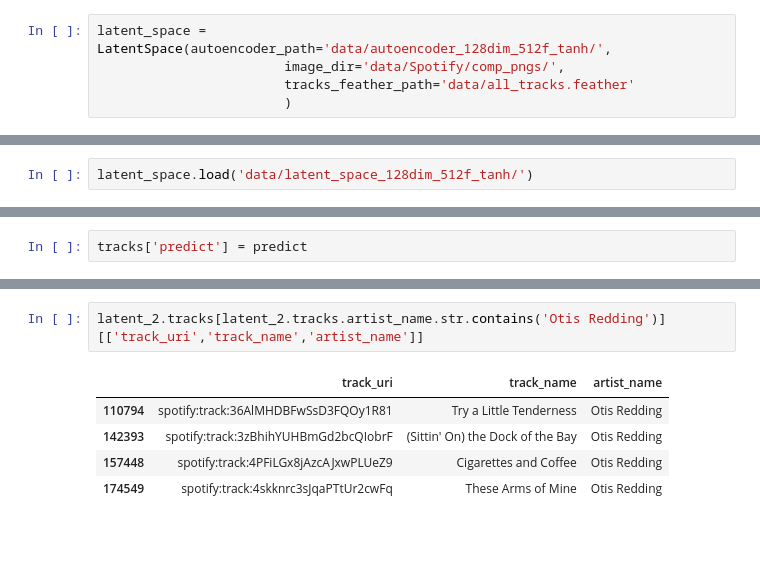
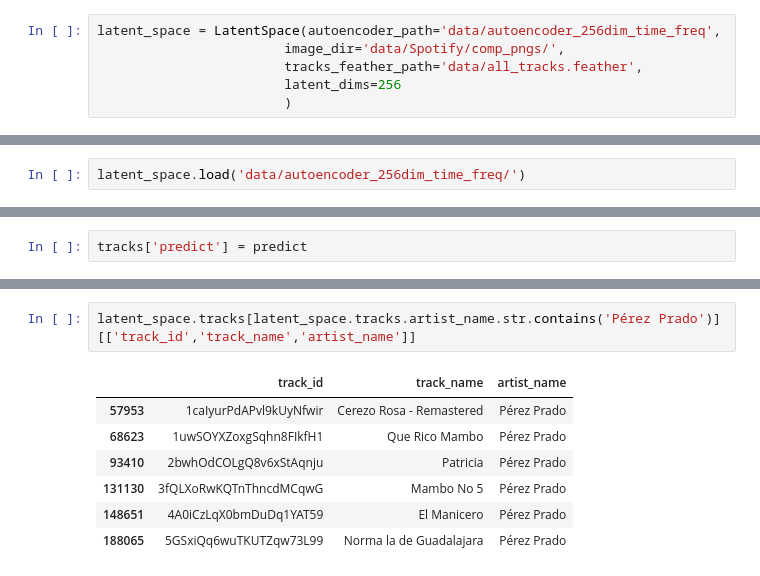
Before and after one commit to rollingstorms/Sound-Content-Music-Recommendation-System, a Jupyter notebook: Latent Eda.ipynb, the cells around one changed output, grey strips where cells are left out. Saved outputs shown, nothing was run; the diff lists cells and outputs as text; blank space fills up the shorter version.

```diff
--- a/Latent Eda.ipynb
+++ b/Latent Eda.ipynb
@@ -10,9 +11,10 @@ from sklearn.cluster import KMeans
 # %%
-latent_space = LatentSpace(autoencoder_path='data/autoencoder_128dim_512f_tanh/',
+latent_space = LatentSpace(autoencoder_path='data/autoencoder_256dim_time_freq',
                         image_dir='data/Spotify/comp_pngs/',
-                        tracks_feather_path='data/all_tracks.feather'
+                        tracks_feather_path='data/all_tracks.feather',
+                        latent_dims=256
                         )
 # %% [output]
 Found 278326 files for Generator set
 # %%
-latent_space.load('data/latent_space_128dim_512f_tanh/')
+latent_space.load('data/autoencoder_256dim_time_freq/')
@@ -222,9 +191,11 @@ Latent Space Built.
 # %%
-latent_2.tracks[latent_2.tracks.artist_name.str.contains('Otis Redding')][['track_uri','track_name','artist_name']]
+latent_space.tracks[latent_space.tracks.artist_name.str.contains('Pérez Prado')][['track_id','track_name','artist_name']]
 # %% [output]
-|  | track_uri | track_name | artist_name |
-| 110794 | spotify:track:36AlMHDBFwSsD3FQOy1R81 | Try a Little Tenderness | Otis Redding |
-| 142393 | spotify:track:3zBhihYUHBmGd2bcQIobrF | (Sittin' On) the Dock of the Bay | Otis Redding |
-| 157448 | spotify:track:4PFiLGx8jAzcAJxwPLUeZ9 | Cigarettes and Coffee | Otis Redding |
-| 174549 | spotify:track:4skknrc3sJqaPTtUr2cwFq | These Arms of Mine | Otis Redding |
+|  | track_id | track_name | artist_name |
+| 57953 | 1caIyurPdAPvl9kUyNfwir | Cerezo Rosa - Remastered | Pérez Prado |
+| 68623 | 1uwSOYXZoxgSqhn8FIkfH1 | Que Rico Mambo | Pérez Prado |
+| 93410 | 2bwhOdCOLgQ8v6xStAqnju | Patricia | Pérez Prado |
+| 131130 | 3fQLXoRwKQTnThncdMCqwG | Mambo No 5 | Pérez Prado |
+| 148651 | 4A0iCzLqX0bmDuDq1YAT59 | El Manicero | Pérez Prado |
+| 188065 | 5GSxiQq6wuTKUTZqw73L99 | Norma la de Guadalajara | Pérez Prado |
 # %%
```
Also changed, not shown: parts of 36 cells of this notebook, 8 other files.
